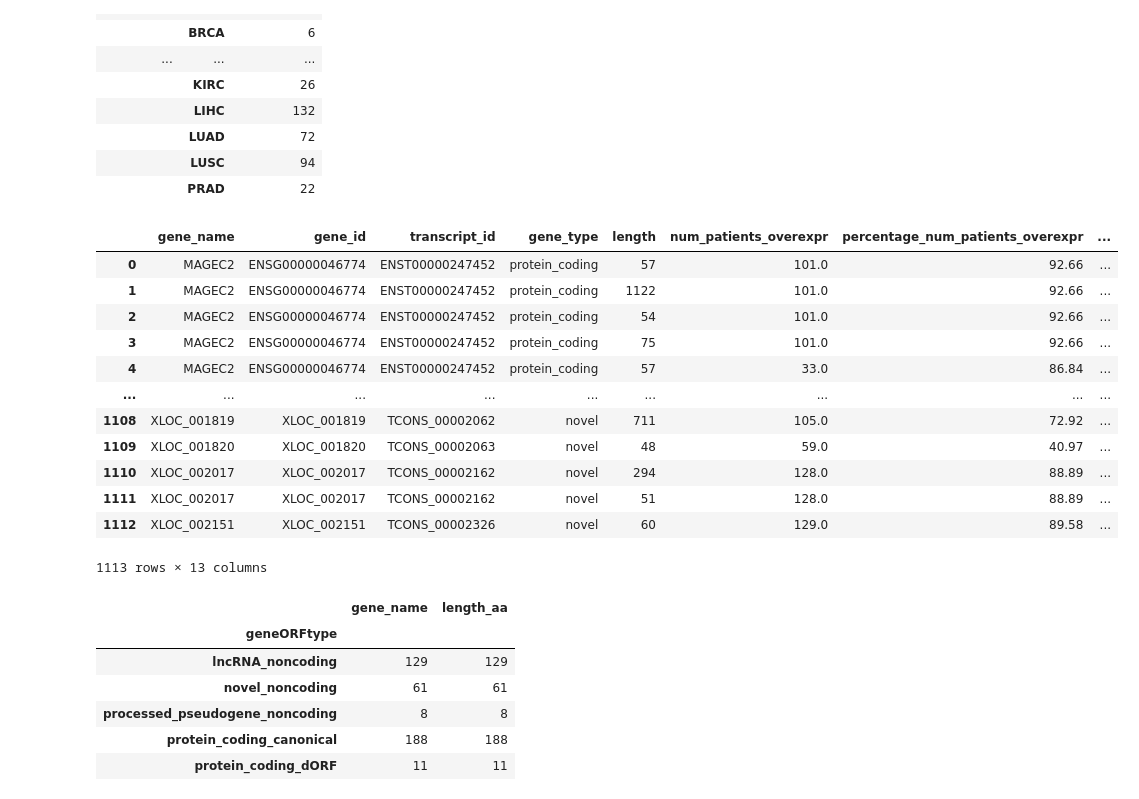
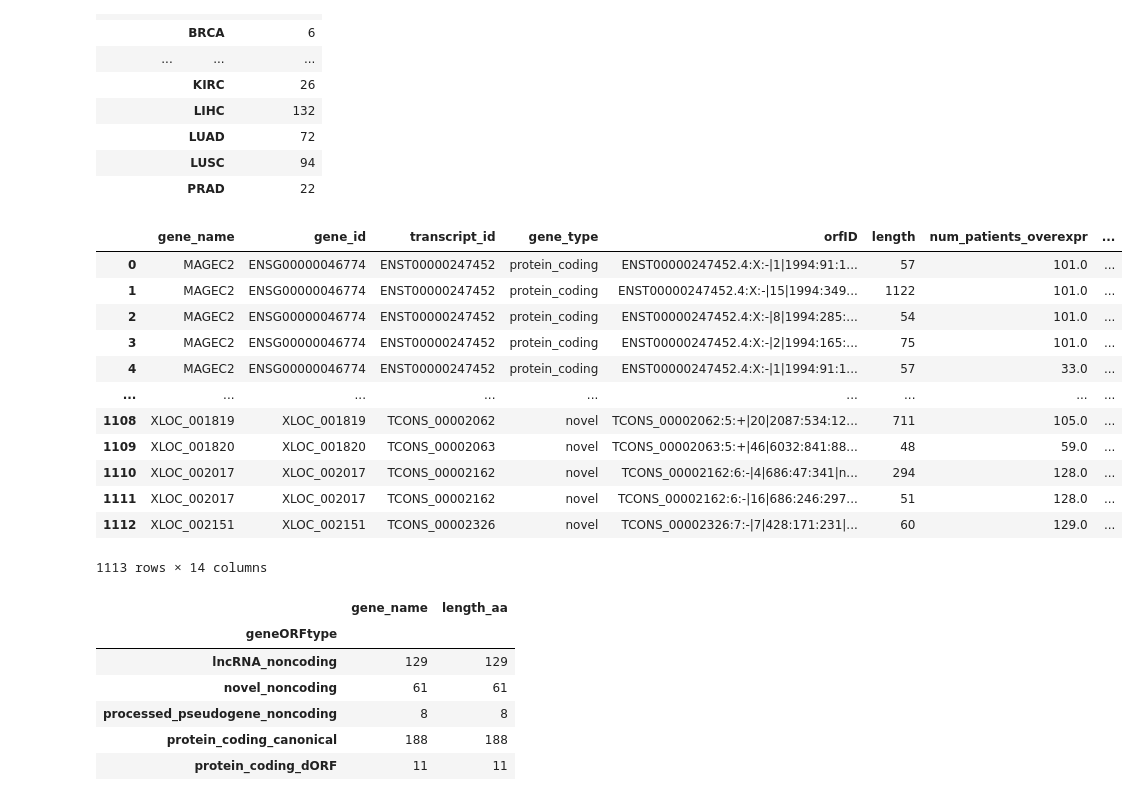
Before and after one commit to MartaEspinosa/TestisRestricted_MP, a Jupyter notebook: TSTR_Pipeline/4_reconstructedTestis_log2ratio_altORFs.ipynb, the cells around one changed output. Saved outputs shown, nothing was run; the diff lists cells and outputs as text; code cells hidden in the pictures.

```diff
--- a/TSTR_Pipeline/4_reconstructedTestis_log2ratio_altORFs.ipynb
+++ b/TSTR_Pipeline/4_reconstructedTestis_log2ratio_altORFs.ipynb
@@ -731,26 +731,26 @@ patients_overexpressed_5percent_general[['gene_name','gene_type','ctype']].drop_
 # %%
 ## ORF level
 patients_overexpressed_5percent_general = pd.read_csv(os.path.join(cancer_dir,"log2ratio3x/cancertypes/TOv3x_5percent_TestisRestrictedGTEx_Translated_Ctypes_log2ratio3xMEANgenes.csv"))
 tumorReact_ORFs = patients_overexpressed_5percent_general.merge(testisRestr, on=["gene_name","gene_id","gene_type","transcript_id"])
-tumorReact_ORFs = tumorReact_ORFs[['gene_name','gene_id','transcript_id','gene_type','length','num_patients_overexpr','percentage_num_patients_overexpr','ctype','orfType','geneORFtype','length_aa','start_codon','ORFpep']]
+tumorReact_ORFs = tumorReact_ORFs[['gene_name','gene_id','transcript_id','gene_type','orfID','length','num_patients_overexpr','percentage_num_patients_overexpr','ctype','orfType','geneORFtype','length_aa','start_codon','ORFpep']]
 tumorReact_ORFs.to_csv(os.path.join(cancer_dir,"log2ratio3x/cancertypes/TOv3x_5percent_TestisRestrictedGTEx_Translated_Ctypes_log2ratio3xMEAN.csv"), index=None)
 tumorReact_ORFs.groupby("gene_type").count()
 
 tumorReact_ORFs
 # %% [output]
-|  | gene_name | gene_id | transcript_id | gene_type | length | num_patients_overexpr | percentage_num_patients_overexpr | ... |
-| 0 | MAGEC2 | ENSG00000046774 | ENST00000247452 | protein_coding | 57 | 101.0 | 92.66 | ... |
-| 1 | MAGEC2 | ENSG00000046774 | ENST00000247452 | protein_coding | 1122 | 101.0 | 92.66 | ... |
-| 2 | MAGEC2 | ENSG00000046774 | ENST00000247452 | protein_coding | 54 | 101.0 | 92.66 | ... |
-| 3 | MAGEC2 | ENSG00000046774 | ENST00000247452 | protein_coding | 75 | 101.0 | 92.66 | ... |
-| 4 | MAGEC2 | ENSG00000046774 | ENST00000247452 | protein_coding | 57 | 33.0 | 86.84 | ... |
+|  | gene_name | gene_id | transcript_id | gene_type | orfID | length | num_patients_overexpr | ... |
+| 0 | MAGEC2 | ENSG00000046774 | ENST00000247452 | protein_coding | ENST00000247452.4:X:-|1|1994:91:1... | 57 | 101.0 | ... |
+| 1 | MAGEC2 | ENSG00000046774 | ENST00000247452 | protein_coding | ENST00000247452.4:X:-|15|1994:349... | 1122 | 101.0 | ... |
+| 2 | MAGEC2 | ENSG00000046774 | ENST00000247452 | protein_coding | ENST00000247452.4:X:-|8|1994:285:... | 54 | 101.0 | ... |
+| 3 | MAGEC2 | ENSG00000046774 | ENST00000247452 | protein_coding | ENST00000247452.4:X:-|2|1994:165:... | 75 | 101.0 | ... |
+| 4 | MAGEC2 | ENSG00000046774 | ENST00000247452 | protein_coding | ENST00000247452.4:X:-|1|1994:91:1... | 57 | 33.0 | ... |
 | ... | ... | ... | ... | ... | ... | ... | ... | ... |
-| 1108 | XLOC_001819 | XLOC_001819 | TCONS_00002062 | novel | 711 | 105.0 | 72.92 | ... |
-| 1109 | XLOC_001820 | XLOC_001820 | TCONS_00002063 | novel | 48 | 59.0 | 40.97 | ... |
-| 1110 | XLOC_002017 | XLOC_002017 | TCONS_00002162 | novel | 294 | 128.0 | 88.89 | ... |
-| 1111 | XLOC_002017 | XLOC_002017 | TCONS_00002162 | novel | 51 | 128.0 | 88.89 | ... |
-| 1112 | XLOC_002151 | XLOC_002151 | TCONS_00002326 | novel | 60 | 129.0 | 89.58 | ... |
+| 1108 | XLOC_001819 | XLOC_001819 | TCONS_00002062 | novel | TCONS_00002062:5:+|20|2087:534:12... | 711 | 105.0 | ... |
+| 1109 | XLOC_001820 | XLOC_001820 | TCONS_00002063 | novel | TCONS_00002063:5:+|46|6032:841:88... | 48 | 59.0 | ... |
+| 1110 | XLOC_002017 | XLOC_002017 | TCONS_00002162 | novel | TCONS_00002162:6:-|4|686:47:341|n... | 294 | 128.0 | ... |
+| 1111 | XLOC_002017 | XLOC_002017 | TCONS_00002162 | novel | TCONS_00002162:6:-|16|686:246:297... | 51 | 128.0 | ... |
+| 1112 | XLOC_002151 | XLOC_002151 | TCONS_00002326 | novel | TCONS_00002326:7:-|7|428:171:231|... | 60 | 129.0 | ... |
-1113 rows × 13 columns
+1113 rows × 14 columns
 # %%
 tumorReact_ORFs[['gene_name','length_aa','geneORFtype']].drop_duplicates().groupby("geneORFtype").count()
 # tumorReact_ORFs[['gene_name','length_aa','geneORFtype','ctype']].drop_duplicates().groupby(["ctype","geneORFtype"]).count()
```
Also changed, not shown: 13 other files.
